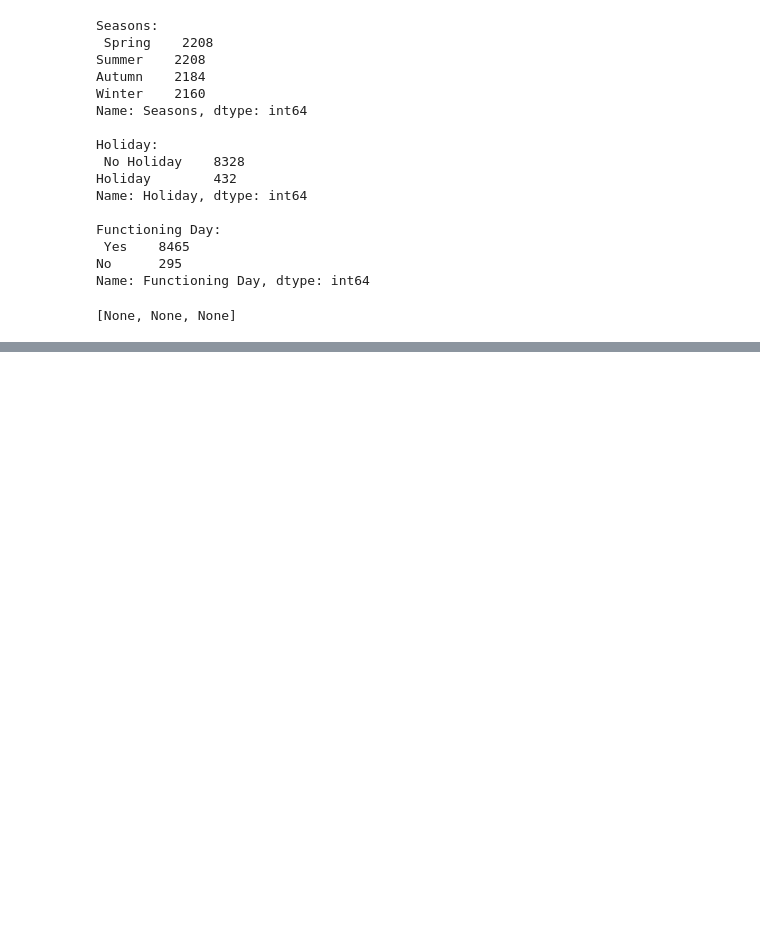
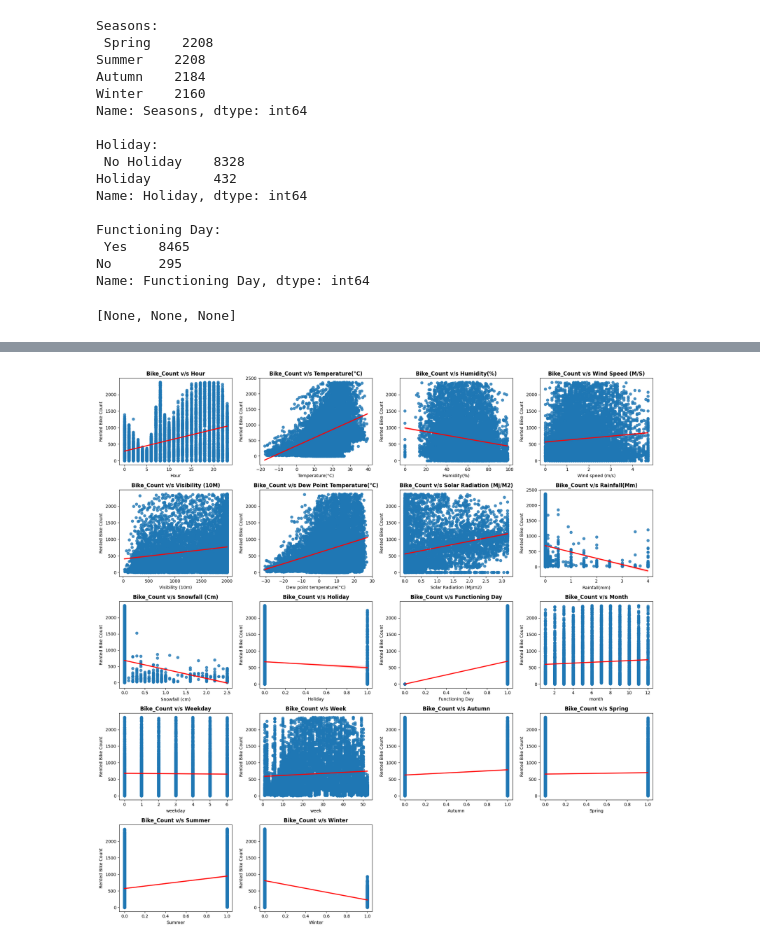
Before and after one commit to DIWAKAR-V/ML-Regression-Project-Bike-Sharing-Demand-Prediction, a Jupyter notebook: Bike_Sharing_Demand_Prediction.ipynb, the cells around one changed output, grey strips where cells are left out. Cells and saved outputs as stored; diff of their text form; code cells hidden in the pictures; blank space fills up the shorter version.

```diff
--- a/Bike_Sharing_Demand_Prediction.ipynb
+++ b/Bike_Sharing_Demand_Prediction.ipynb
@@ -318,0 +336,12 @@ data = pd.get_dummies(data, columns=["Seasons"], prefix='', prefix_sep='')
+# %%
+#plotting regplot to plot data and a linear regression model fit between dependent and independent variables
+independent_variables = [i for i in data.columns if i not in ['Rented Bike Count']]
+
+plt.figure(figsize=(18,18))
+for n,column in enumerate(independent_variables):
+  plt.subplot(5, 4, n+1)
+  sns.regplot(data = data, x = column, y ='Rented Bike Count',line_kws={"color": "red"})
+  plt.title(f'Bike_Count v/s {column.title()}',weight='bold')
+  plt.tight_layout()
+# %% [output]
+[figure, added]
```
Also changed, not shown: parts of 1 cell of this notebook.
